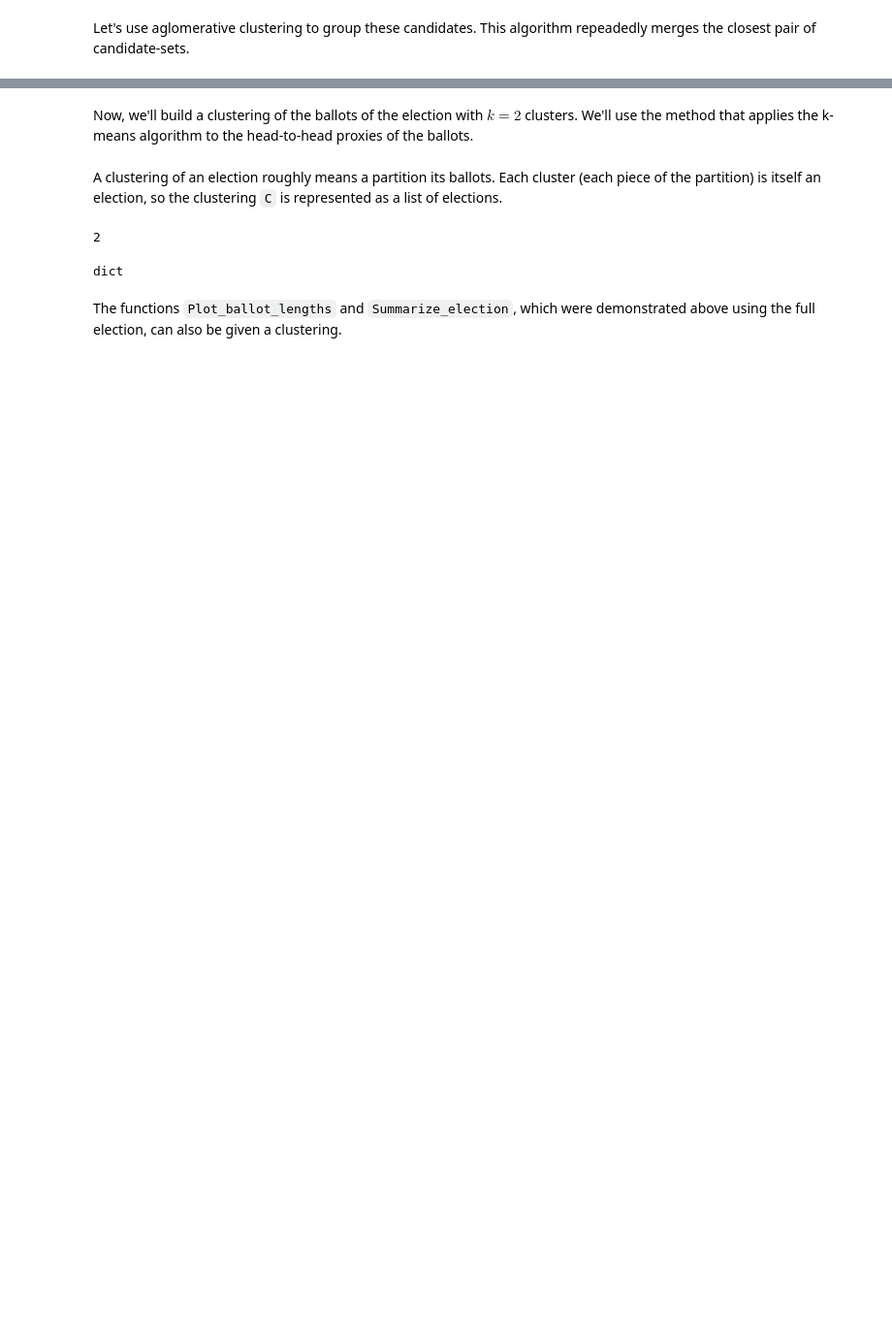
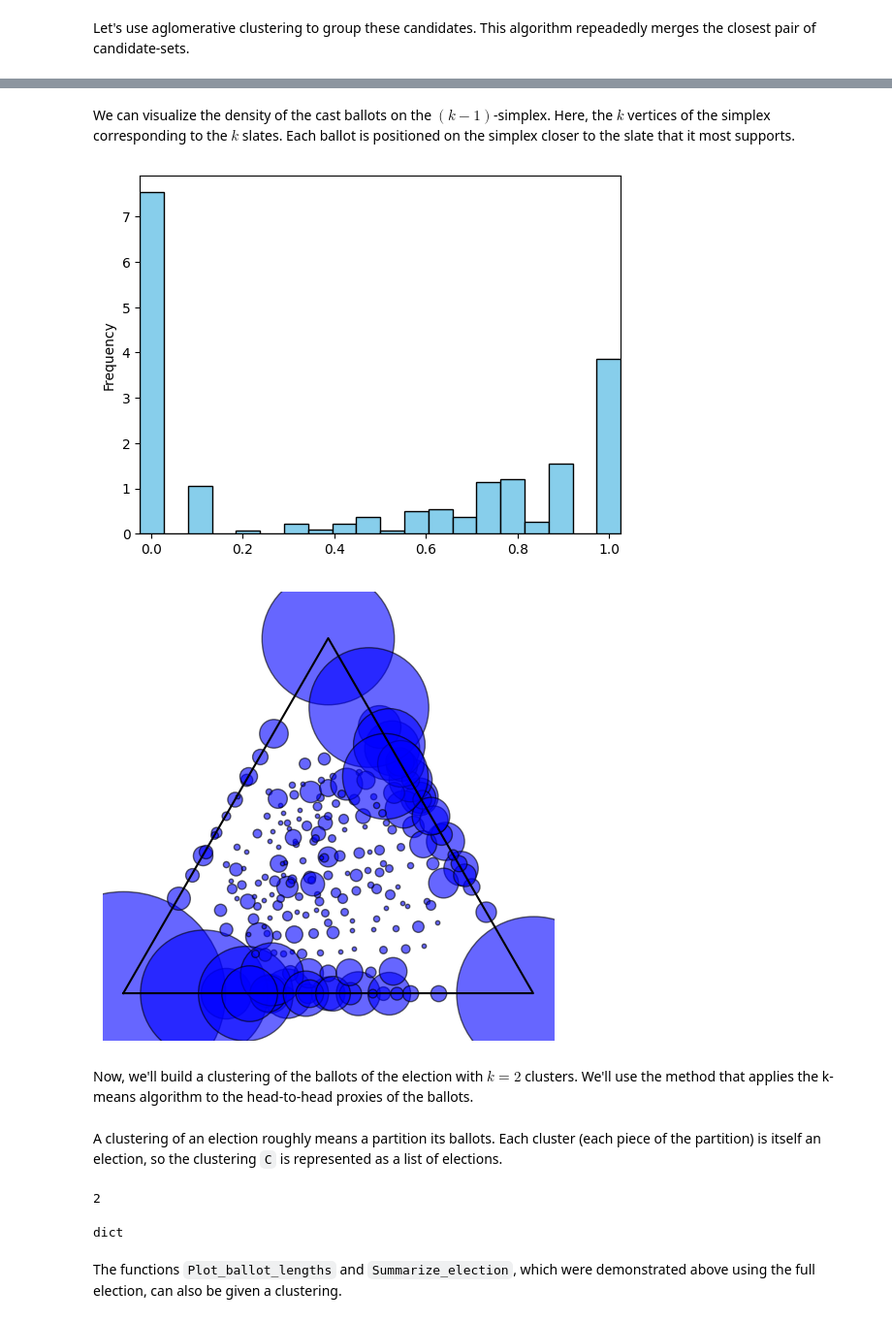
Before and after one commit to mggg/ballot-clustering, a Jupyter notebook: Tutorial.ipynb, the cells around one changed output, grey strips where cells are left out. Shown: that part at 97% size. Saved outputs shown, nothing was run; the diff lists cells and outputs as text; code cells hidden in the pictures; blank space fills up the shorter version.

```diff
--- a/Tutorial.ipynb
+++ b/Tutorial.ipynb
@@ -99,0 +90,7 @@ Group_candidates(election, method='borda_completion')
+# %%
+groupings = Group_candidates(election, method='borda_completion', return_all=True)
+Slates_3 = groupings[4]
+Slates_2 = groupings[5]
+print("\n")
+print("k=3 slates: ", Slates_3)
+print("k=2 slates: ", Slates_2)
@@ -100,3 +109,14 @@ Group_candidates(election, method='borda_completion')
+# %% [markdown]
+We can visualize the density of the cast ballots on the $(k-1)$-simplex.  Here, the $k$ vertices of the simplex corresponding to the $k$ slates.  Each ballot is positioned on the simplex closer to the slate that it most supports.
+# %%
+Coords2, score2 = election_to_simplex_coords(election, Slates_2, num_cands=num_cands)
+Plot_simplex_kde(Coords2, discrete=True, bins = 20)
+
+Coords3, score3 = election_to_simplex_coords(election, Slates_3, num_cands=num_cands)
+Plot_simplex_kde(Coords3, discrete=True)
+# %% [output]
+[figure, added]
+[figure, added]
 # %% [markdown]
 Now, we'll build a clustering of the ballots of the election with $k=2$ clusters.  We'll use the method that applies the k-means algorithm to the head-to-head proxies of the ballots.
 # %%
```
Also changed, not shown: parts of 15 cells of this notebook, 21 other files.
